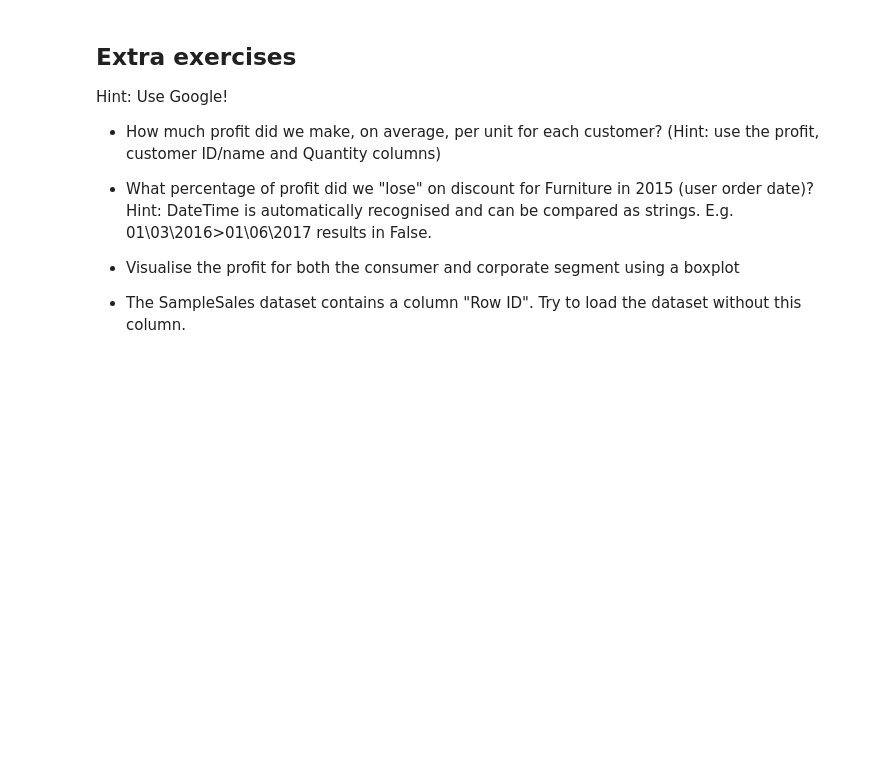
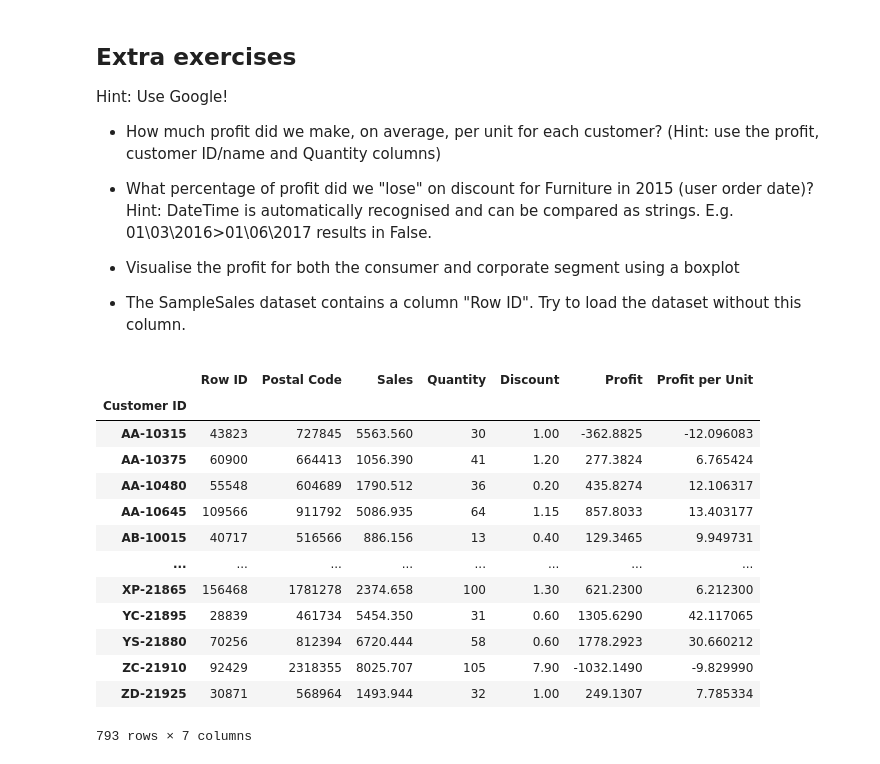
Before and after one commit to daanieo/PythonBasics, a Jupyter notebook: Session_4_data_manipulation.ipynb, the cells around one changed output. Drawn from its saved outputs; the diff is of its cells as text; code cells hidden in the pictures; blank space fills up the shorter version.

```diff
--- a/Session_4_data_manipulation.ipynb
+++ b/Session_4_data_manipulation.ipynb
@@ -507,3 +244,22 @@ Hint: Use Google!
 * Visualise the profit for both the consumer and corporate segment using a boxplot
 
 * The SampleSales dataset contains a column "Row ID". Try to load the dataset without this column.
+# %%
+df = sales_data.groupby(['Customer ID']).sum(numeric_only=True)
+df['Profit per Unit'] = df['Profit']/df['Quantity']
+df
+# %% [output]
+|  | Row ID | Postal Code | Sales | Quantity | Discount | Profit | Profit per Unit |
+| Customer ID |  |  |  |  |  |  |  |
+| AA-10315 | 43823 | 727845 | 5563.560 | 30 | 1.00 | -362.8825 | -12.096083 |
+| AA-10375 | 60900 | 664413 | 1056.390 | 41 | 1.20 | 277.3824 | 6.765424 |
+| AA-10480 | 55548 | 604689 | 1790.512 | 36 | 0.20 | 435.8274 | 12.106317 |
+| AA-10645 | 109566 | 911792 | 5086.935 | 64 | 1.15 | 857.8033 | 13.403177 |
+| AB-10015 | 40717 | 516566 | 886.156 | 13 | 0.40 | 129.3465 | 9.949731 |
+| ... | ... | ... | ... | ... | ... | ... | ... |
+| XP-21865 | 156468 | 1781278 | 2374.658 | 100 | 1.30 | 621.2300 | 6.212300 |
+| YC-21895 | 28839 | 461734 | 5454.350 | 31 | 0.60 | 1305.6290 | 42.117065 |
+| YS-21880 | 70256 | 812394 | 6720.444 | 58 | 0.60 | 1778.2923 | 30.660212 |
+| ZC-21910 | 92429 | 2318355 | 8025.707 | 105 | 7.90 | -1032.1490 | -9.829990 |
+| ZD-21925 | 30871 | 568964 | 1493.944 | 32 | 1.00 | 249.1307 | 7.785334 |
+793 rows × 7 columns
```
Also changed, not shown: parts of 41 cells of this notebook.
